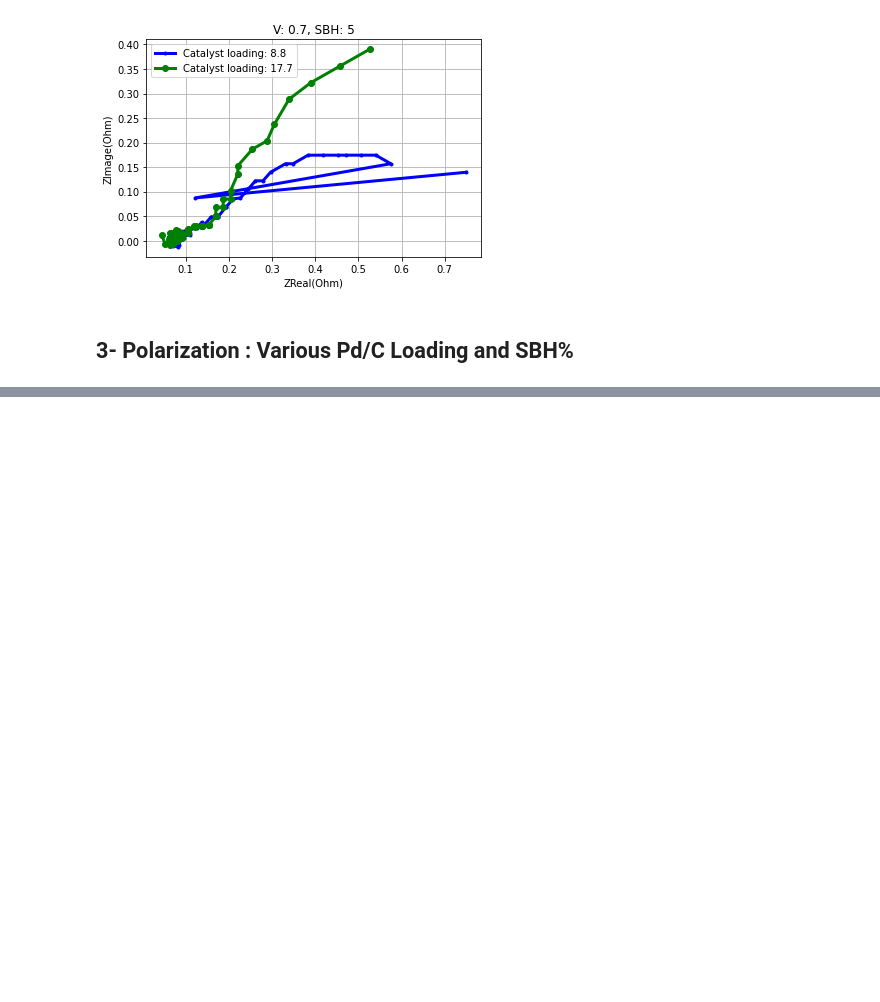
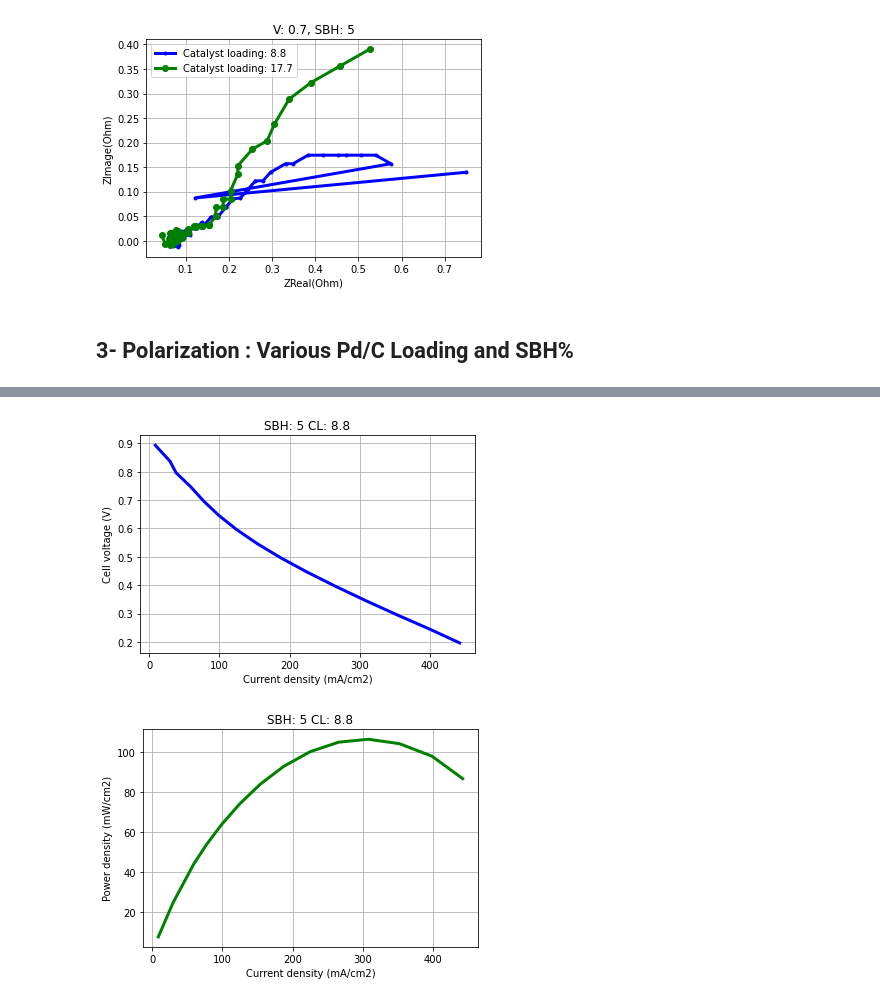
Before and after one commit to ECSIM/dbfc-dataset, a Jupyter notebook: Notebooks/Pd-C Catalyst.ipynb, the cells around one changed output, grey strips where cells are left out. Cells and saved outputs as stored; diff of their text form; code cells hidden in the pictures; blank space fills up the shorter version.

```diff
--- a/Notebooks/Pd-C Catalyst.ipynb
+++ b/Notebooks/Pd-C Catalyst.ipynb
@@ -43,0 +69,5 @@ impedance_plot(data, SBH=5, V=0.7)
+# %%
+polarization_plot(data, SBH=5, CL=8.8)
+# %% [output]
+[figure, added]
+[figure, added]
```
Also changed, not shown: parts of 8 cells of this notebook, 1 other file.
